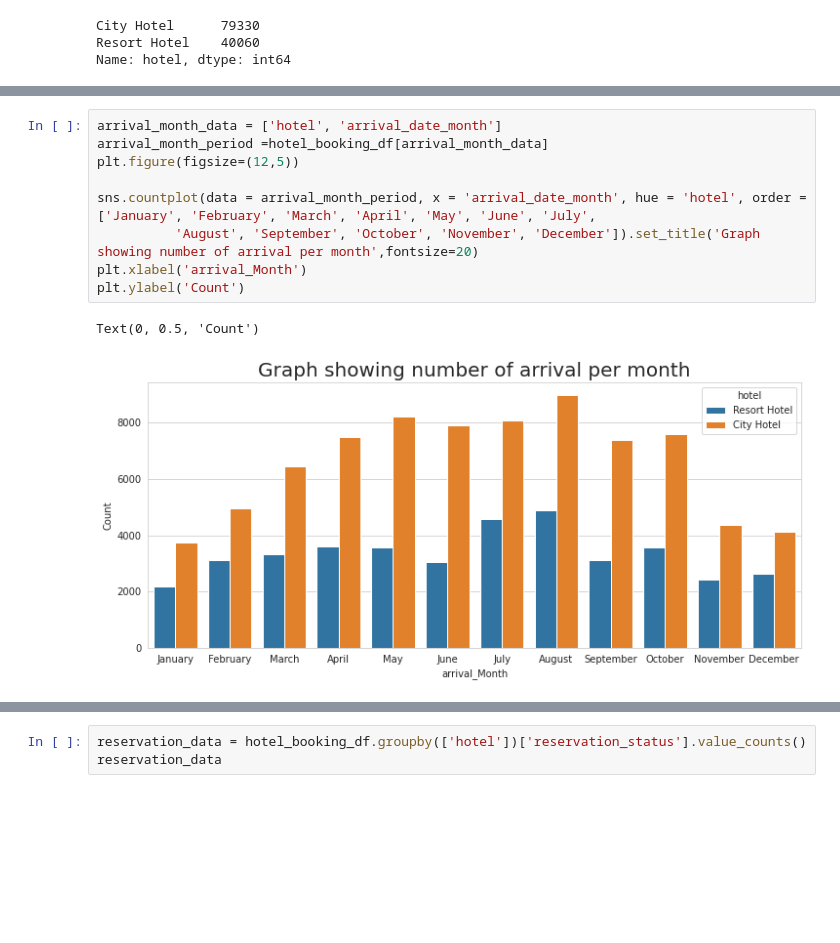
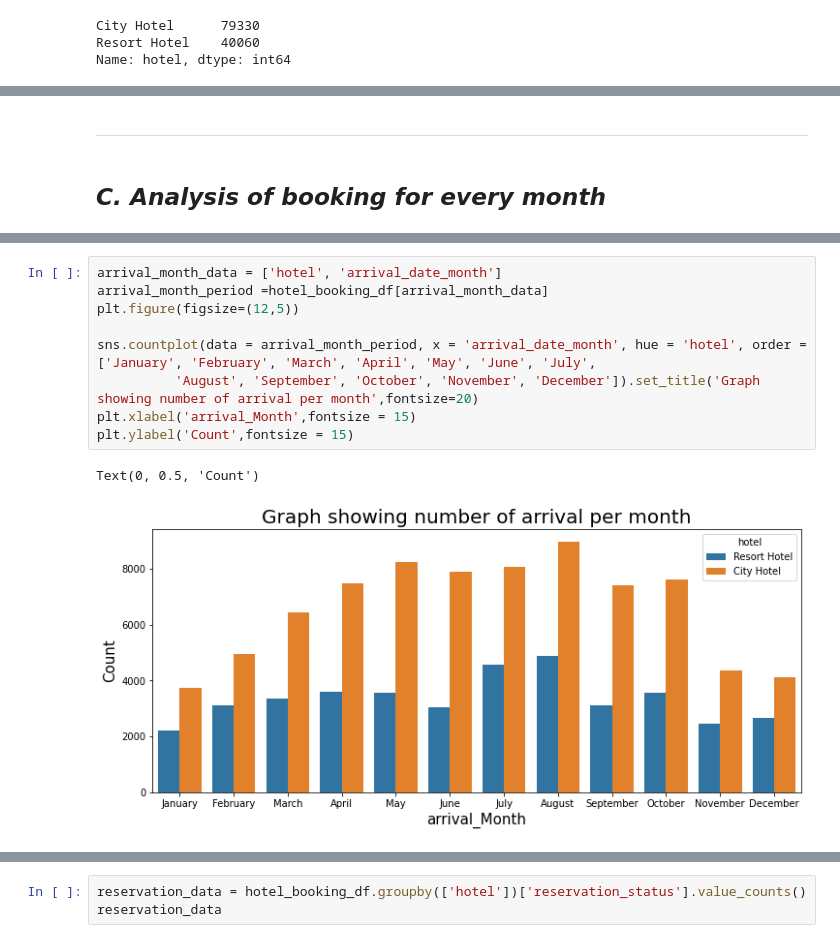
Before and after one commit to meghaadhapure/Hotel_Booking_Analysis, a Jupyter notebook: Hotel_Booking_Analysis_Capstone_Project.ipynb, the cells around one changed output, grey strips where cells are left out. Drawn from its saved outputs; the diff is of its cells as text; blank space fills up the shorter version.

```diff
--- a/Hotel_Booking_Analysis_Capstone_Project.ipynb
+++ b/Hotel_Booking_Analysis_Capstone_Project.ipynb
@@ -424,3 +531,9 @@ Text(0.5, 1.0, 'Graph showing number of arrival per year')
+# %% [markdown]
+
+
+---
+# %% [markdown]
+## ***C. Analysis of booking for every month***
 # %%
 arrival_month_wise= hotel_booking_df.groupby(['hotel'])['arrival_date_month'].value_counts()
 arrival_month_wise
@@ -445,12 +558,12 @@ Name: arrival_date_month, dtype: int64
 # %%
 arrival_month_data = ['hotel', 'arrival_date_month']
 arrival_month_period =hotel_booking_df[arrival_month_data]
 plt.figure(figsize=(12,5))
 
 sns.countplot(data = arrival_month_period, x = 'arrival_date_month', hue = 'hotel', order = ['January', 'February', 'March', 'April', 'May', 'June', 'July',
           'August', 'September', 'October', 'November', 'December']).set_title('Graph showing number of arrival per month',fontsize=20)
-plt.xlabel('arrival_Month')
-plt.ylabel('Count')
+plt.xlabel('arrival_Month',fontsize = 15)
+plt.ylabel('Count',fontsize = 15)
 # %% [output]
 Text(0, 0.5, 'Count')
-[figure, old version]
+[figure, new version]
```
Also changed, not shown: parts of 53 cells of this notebook.
